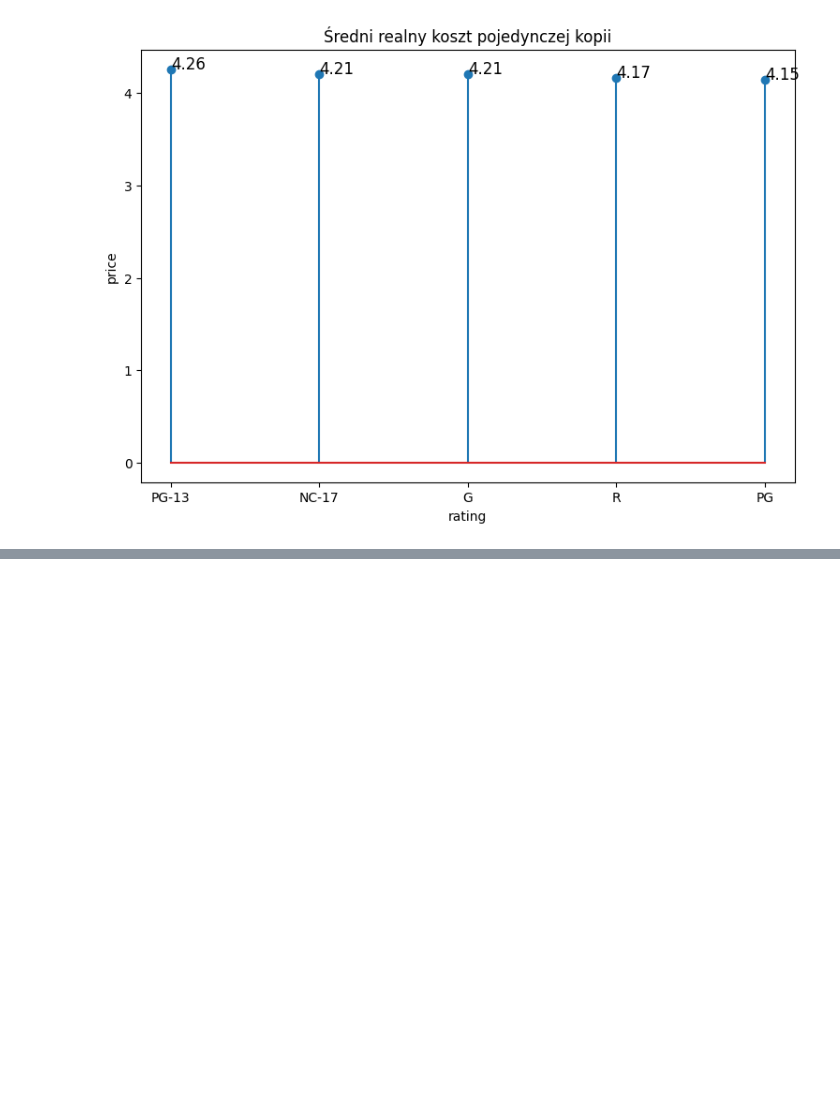
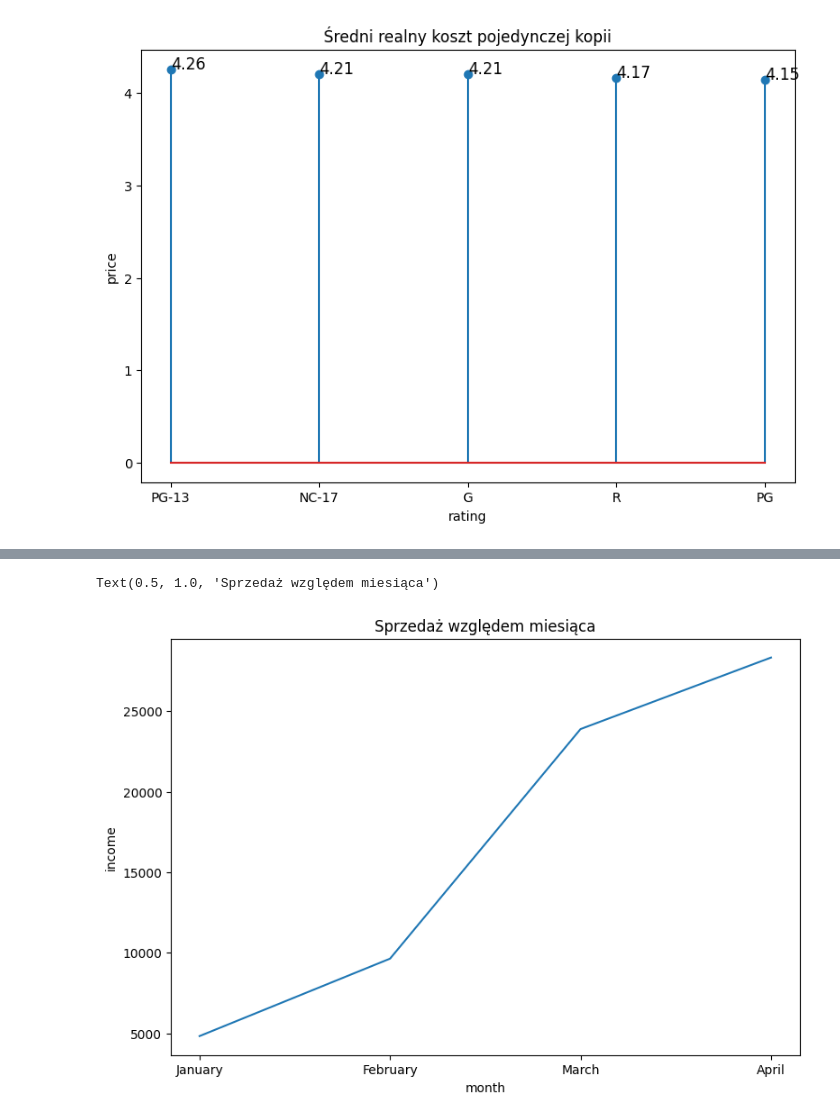
Before and after one commit to Popsonikk/filmoteka, a Jupyter notebook: Filmoteka.ipynb, the cells around one changed output, grey strips where cells are left out. Saved outputs shown, nothing was run; the diff lists cells and outputs as text; code cells hidden in the pictures; blank space fills up the shorter version.

```diff
--- a/Filmoteka.ipynb
+++ b/Filmoteka.ipynb
@@ -193,3 +187,6 @@ ax.set_title("Średni realny koszt pojedynczej kopii")
 # %% [output]
 Text(0.5, 1.0, 'Średni realny koszt pojedynczej kopii')
 [figure]
+# %%
+data=pd.read_csv("sales_by_month",sep=",",skiprows=1,names=["income","month"])
+data
@@ -195,0 +199,9 @@ Text(0.5, 1.0, 'Średni realny koszt pojedynczej kopii')
+# %%
+fig, ax = plt.subplots(figsize=(9,6))
+ax.plot(["January","February","March","April"], data['income'])
+ax.set_xlabel("month")
+ax.set_ylabel("income")
+ax.set_title("Sprzedaż względem miesiąca")
+# %% [output]
+Text(0.5, 1.0, 'Sprzedaż względem miesiąca')
+[figure, added]
```
Also changed, not shown: parts of 8 cells of this notebook.
